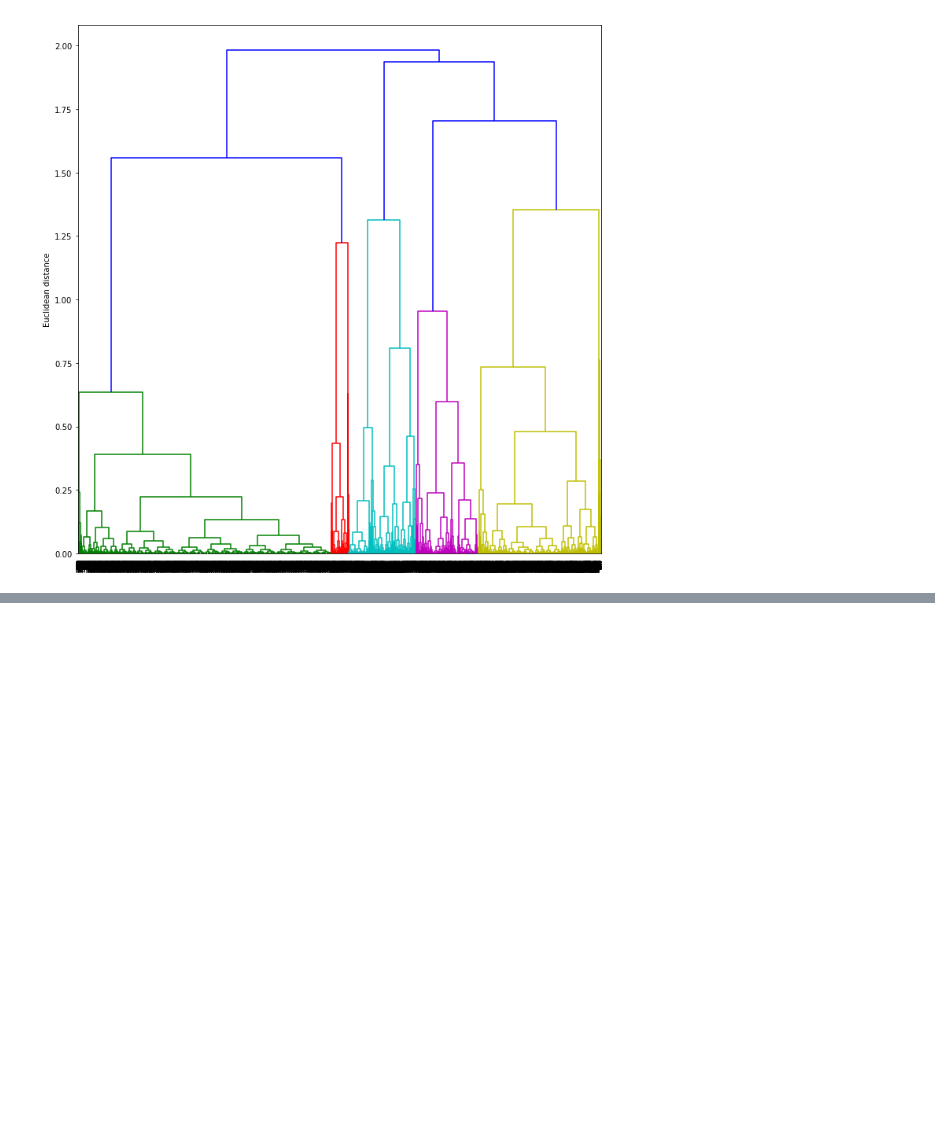
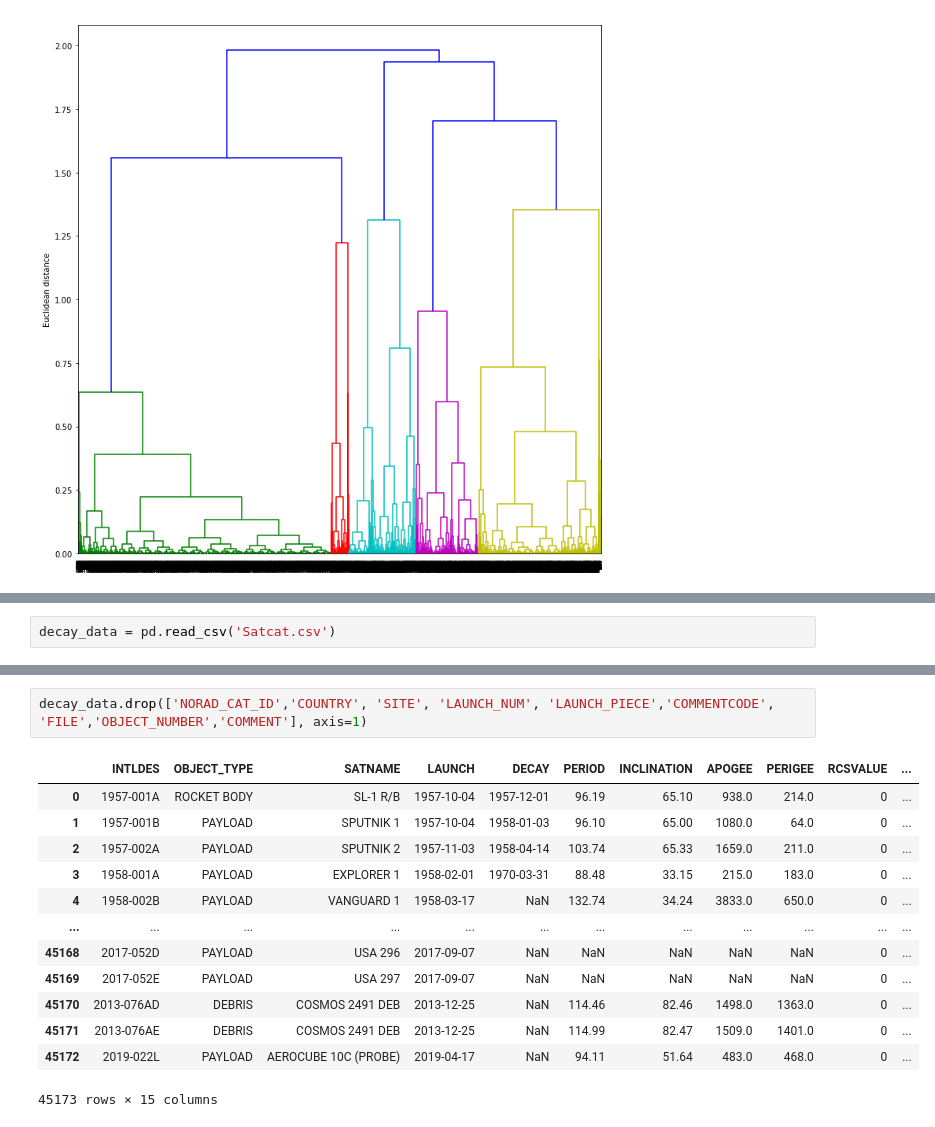
Before and after one commit to dkolosa/SpaceDebrisClassifier, a Jupyter notebook: SPclassifier.ipynb, the cells around one changed output, grey strips where cells are left out. Drawn from its saved outputs; the diff is of its cells as text; blank space fills up the shorter version.

```diff
--- a/SPclassifier.ipynb
+++ b/SPclassifier.ipynb
@@ -335,0 +346,2 @@ print(labels)
+# %%
+decay_data = pd.read_csv('Satcat.csv')
@@ -335,0 +367,16 @@ print(labels)
+# %%
+decay_data.drop(['NORAD_CAT_ID','COUNTRY', 'SITE', 'LAUNCH_NUM', 'LAUNCH_PIECE','COMMENTCODE', 'FILE','OBJECT_NUMBER','COMMENT'], axis=1)
+# %% [output]
+|  | INTLDES | OBJECT_TYPE | SATNAME | LAUNCH | DECAY | PERIOD | INCLINATION | APOGEE | PERIGEE | RCSVALUE | ... |
+| 0 | 1957-001A | ROCKET BODY | SL-1 R/B | 1957-10-04 | 1957-12-01 | 96.19 | 65.10 | 938.0 | 214.0 | 0 | ... |
+| 1 | 1957-001B | PAYLOAD | SPUTNIK 1 | 1957-10-04 | 1958-01-03 | 96.10 | 65.00 | 1080.0 | 64.0 | 0 | ... |
+| 2 | 1957-002A | PAYLOAD | SPUTNIK 2 | 1957-11-03 | 1958-04-14 | 103.74 | 65.33 | 1659.0 | 211.0 | 0 | ... |
+| 3 | 1958-001A | PAYLOAD | EXPLORER 1 | 1958-02-01 | 1970-03-31 | 88.48 | 33.15 | 215.0 | 183.0 | 0 | ... |
+| 4 | 1958-002B | PAYLOAD | VANGUARD 1 | 1958-03-17 | NaN | 132.74 | 34.24 | 3833.0 | 650.0 | 0 | ... |
+| ... | ... | ... | ... | ... | ... | ... | ... | ... | ... | ... | ... |
+| 45168 | 2017-052D | PAYLOAD | USA 296 | 2017-09-07 | NaN | NaN | NaN | NaN | NaN | 0 | ... |
+| 45169 | 2017-052E | PAYLOAD | USA 297 | 2017-09-07 | NaN | NaN | NaN | NaN | NaN | 0 | ... |
+| 45170 | 2013-076AD | DEBRIS | COSMOS 2491 DEB | 2013-12-25 | NaN | 114.46 | 82.46 | 1498.0 | 1363.0 | 0 | ... |
+| 45171 | 2013-076AE | DEBRIS | COSMOS 2491 DEB | 2013-12-25 | NaN | 114.99 | 82.47 | 1509.0 | 1401.0 | 0 | ... |
+| 45172 | 2019-022L | PAYLOAD | AEROCUBE 10C (PROBE) | 2019-04-17 | NaN | 94.11 | 51.64 | 483.0 | 468.0 | 0 | ... |
+45173 rows × 15 columns
```
Also changed, not shown: parts of 22 cells of this notebook, 3 other files.
